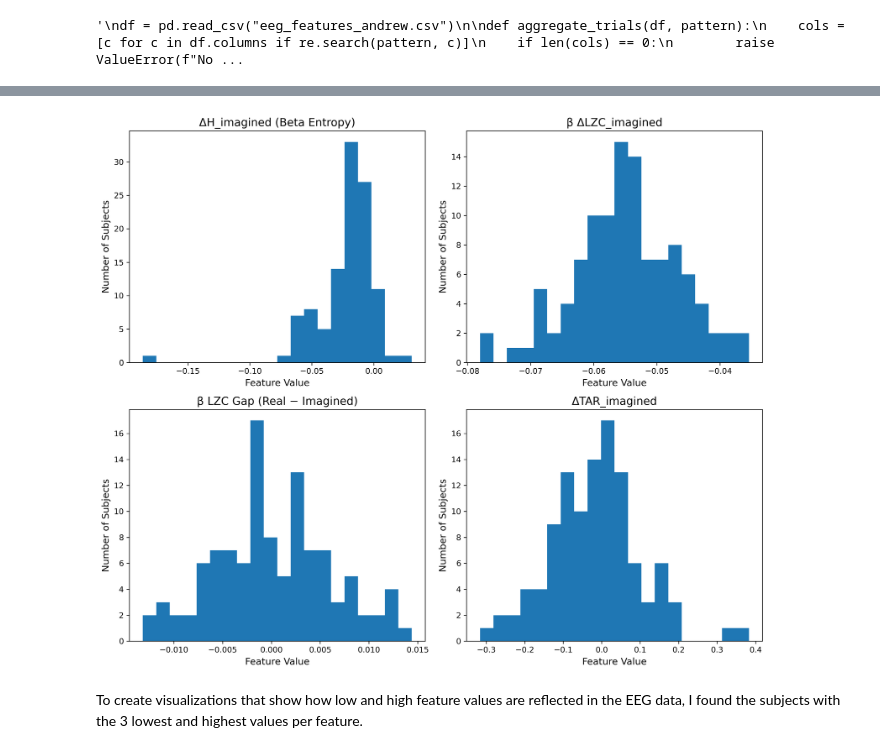
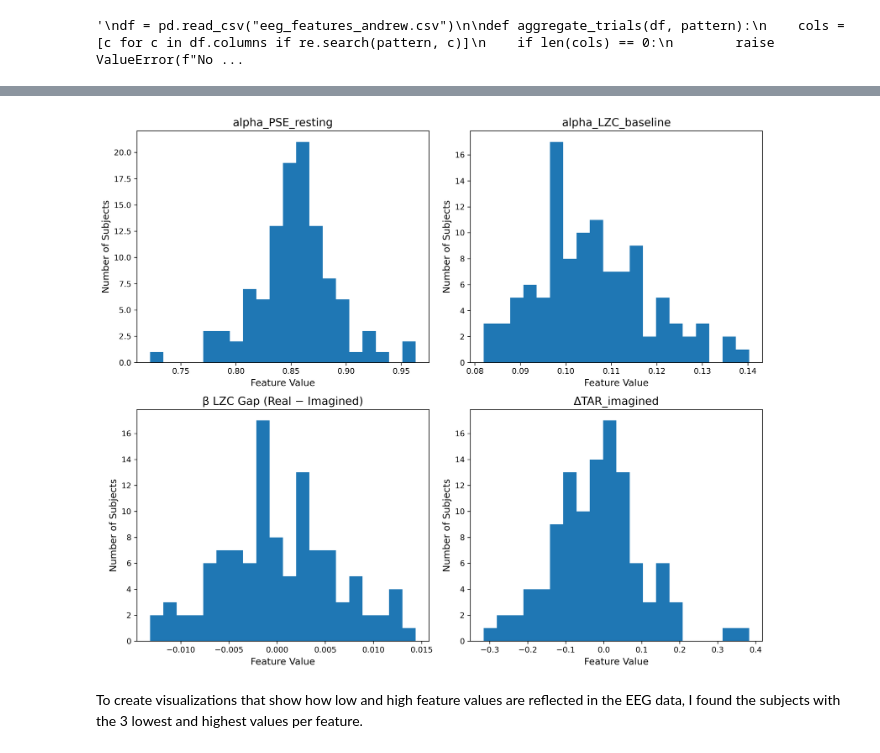
Before and after one commit to AL2024UCSD/EEG-Project, a Jupyter notebook: andrew_notebook.ipynb, the cells around one changed output, grey strips where cells are left out. Saved outputs shown, nothing was run; the diff lists cells and outputs as text; code cells hidden in the pictures.

Commit message:
added resting features, modified visualizations

```diff
--- a/andrew_notebook.ipynb
+++ b/andrew_notebook.ipynb
@@ -549,9 +598,21 @@ for short, long in tasks.items():
         pattern = rf"{long} [1-3]_tar_{cond}"
         colname = f"{short}_tar_{cond}"
         compact[colname] = aggregate_trials(df, pattern)
+
+# ── Resting baselines: subject-level columns, pass through directly ──────────
+# These columns already exist as single values per subject in the raw CSV.
+for col in ["resting_beta_entropy", "resting_alpha_entropy",
+            "resting_beta_lzc",     "resting_alpha_lzc",
+            "resting_tar"]:
+    if col in df.columns:
+        compact[col] = df[col].values
+    else:
+        compact[col] = None   # graceful fallback if CSV pre-dates this change
+
 final_columns = [
     "subject_id",
 
+    # Per-task task-modulation features
     "FF_alpha_entropy_gap","FF_alpha_entropy_imagined","FF_alpha_entropy_real",
     "FF_alpha_lzc_gap","FF_alpha_lzc_imagined","FF_alpha_lzc_real",
     "FF_beta_entropy_gap","FF_beta_entropy_imagined","FF_beta_entropy_real",
@@ -563,7 +624,14 @@ final_columns = [
     "LRF_beta_lzc_gap","LRF_beta_lzc_imagined","LRF_beta_lzc_real",
 
     "FF_tar_gap","FF_tar_imagined","FF_tar_real",
-    "LRF_tar_gap","LRF_tar_imagined","LRF_tar_real"
+    "LRF_tar_gap","LRF_tar_imagined","LRF_tar_real",
+
+    # Resting baseline features (subject-level, not task-averaged)
+    "resting_beta_entropy",
+    "resting_alpha_entropy",
+    "resting_beta_lzc",
+    "resting_alpha_lzc",
+    "resting_tar",
 ]
 
 compact = compact[final_columns]
@@ -586,28 +642,28 @@ Below are distribution histograms which show that the distributions for all of t
 # %%
 df = pd.read_csv("eeg_features_andrew_compact.csv")
 
 # Select features
 features = {
-    "ΔH_imagined (Beta Entropy)": "LRF_beta_entropy_imagined",
-    "β ΔLZC_imagined": "LRF_beta_lzc_imagined",
+    "alpha_PSE_resting": "resting_alpha_entropy",
+    "alpha_LZC_baseline": "resting_alpha_lzc",
     "β LZC Gap (Real − Imagined)": "LRF_beta_lzc_gap",
     "ΔTAR_imagined": "LRF_tar_imagined"
 }
 
 # Plot histograms
 plt.figure(figsize=(12, 10))
 
 for i, (label, col) in enumerate(features.items(), 1):
     plt.subplot(2, 2, i)
     plt.hist(df[col].dropna(), bins=20)
     plt.title(label)
     plt.xlabel("Feature Value")
     plt.ylabel("Number of Subjects")
 
 plt.tight_layout()
 plt.show()
 # %% [output]
-[figure, old version]
+[figure, new version]
 # %% [markdown]
 To create visualizations that show how low and high feature values are reflected in the EEG data, I found the subjects with the 3 lowest and highest values per feature.
 # %%
```
Also changed, not shown: parts of 12 cells of this notebook, 2 other files.
